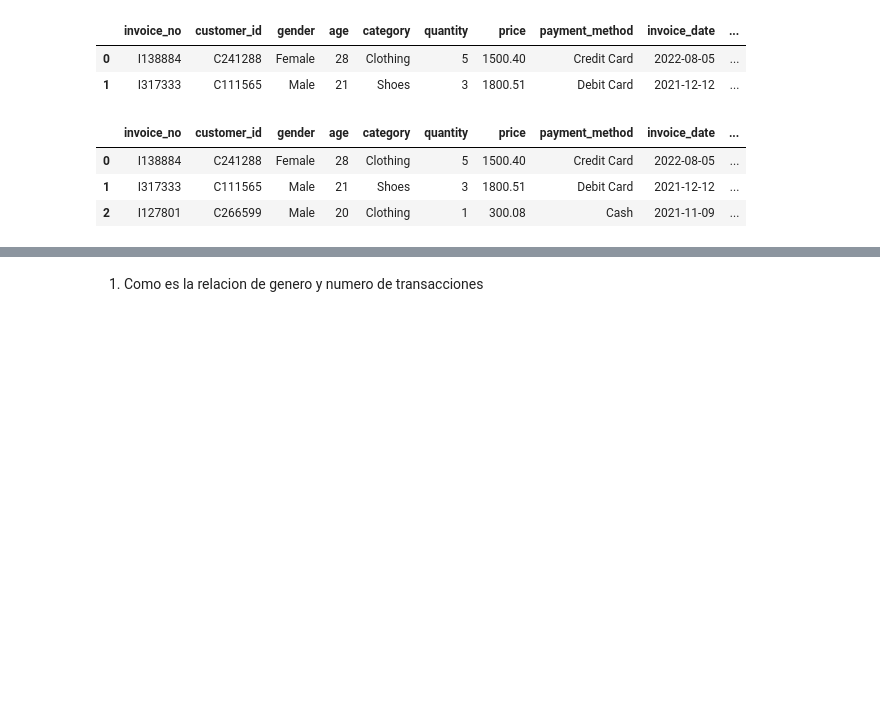
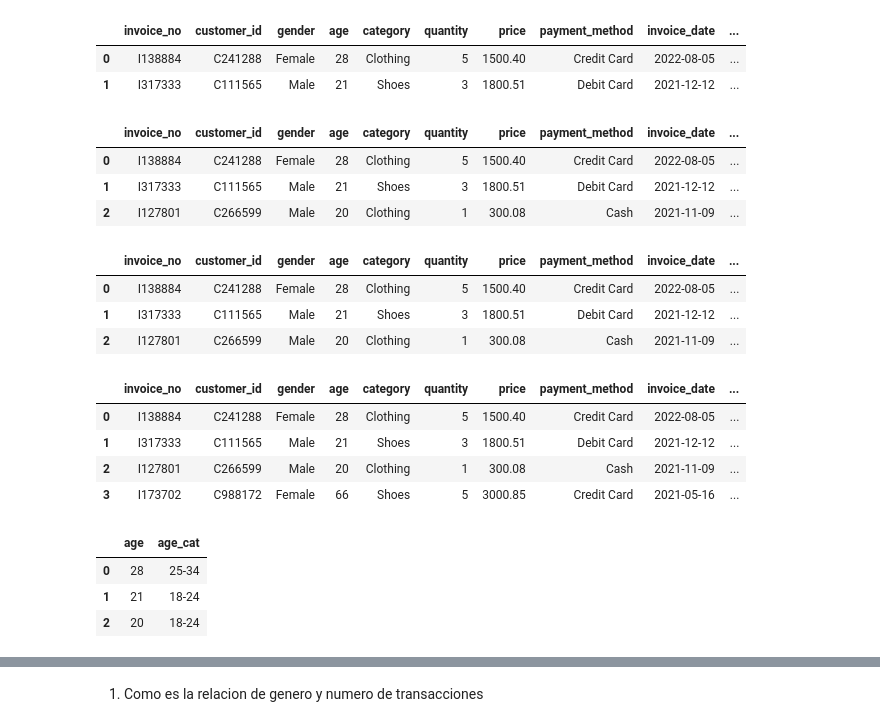
Before and after one commit to CarmenRosillo/retail-analisis, a Jupyter notebook: retail.ipynb, the cells around one changed output, grey strips where cells are left out. Saved outputs shown, nothing was run; the diff lists cells and outputs as text; code cells hidden in the pictures; blank space fills up the shorter version.

```diff
--- a/retail.ipynb
+++ b/retail.ipynb
@@ -119,0 +120,7 @@ df1.head(3)
+# %%
+df2.head(3)
+# %% [output]
+|  | invoice_no | customer_id | gender | age | category | quantity | price | payment_method | invoice_date | ... |
+| 0 | I138884 | C241288 | Female | 28 | Clothing | 5 | 1500.40 | Credit Card | 2022-08-05 | ... |
+| 1 | I317333 | C111565 | Male | 21 | Shoes | 3 | 1800.51 | Debit Card | 2021-12-12 | ... |
+| 2 | I127801 | C266599 | Male | 20 | Clothing | 1 | 300.08 | Cash | 2021-11-09 | ... |
@@ -119,0 +143,15 @@ df1.head(3)
+# %%
+df2.head(4)
+# %% [output]
+|  | invoice_no | customer_id | gender | age | category | quantity | price | payment_method | invoice_date | ... |
+| 0 | I138884 | C241288 | Female | 28 | Clothing | 5 | 1500.40 | Credit Card | 2022-08-05 | ... |
+| 1 | I317333 | C111565 | Male | 21 | Shoes | 3 | 1800.51 | Debit Card | 2021-12-12 | ... |
+| 2 | I127801 | C266599 | Male | 20 | Clothing | 1 | 300.08 | Cash | 2021-11-09 | ... |
+| 3 | I173702 | C988172 | Female | 66 | Shoes | 5 | 3000.85 | Credit Card | 2021-05-16 | ... |
+# %%
+df2[["age", "age_cat"]].head(3)
+# %% [output]
+|  | age | age_cat |
+| 0 | 28 | 25-34 |
+| 1 | 21 | 18-24 |
+| 2 | 20 | 18-24 |
```
Also changed, not shown: parts of 12 cells of this notebook.
